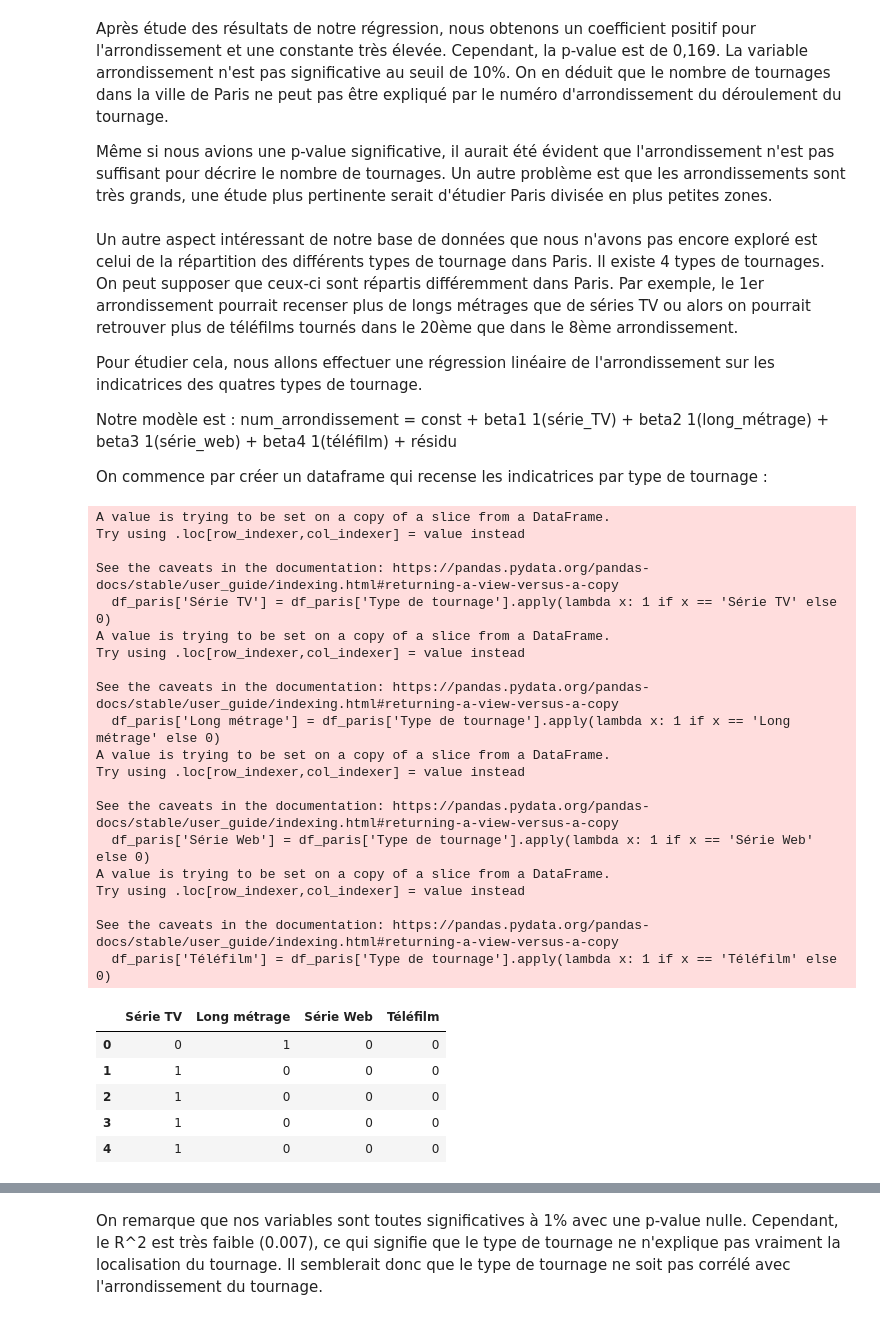
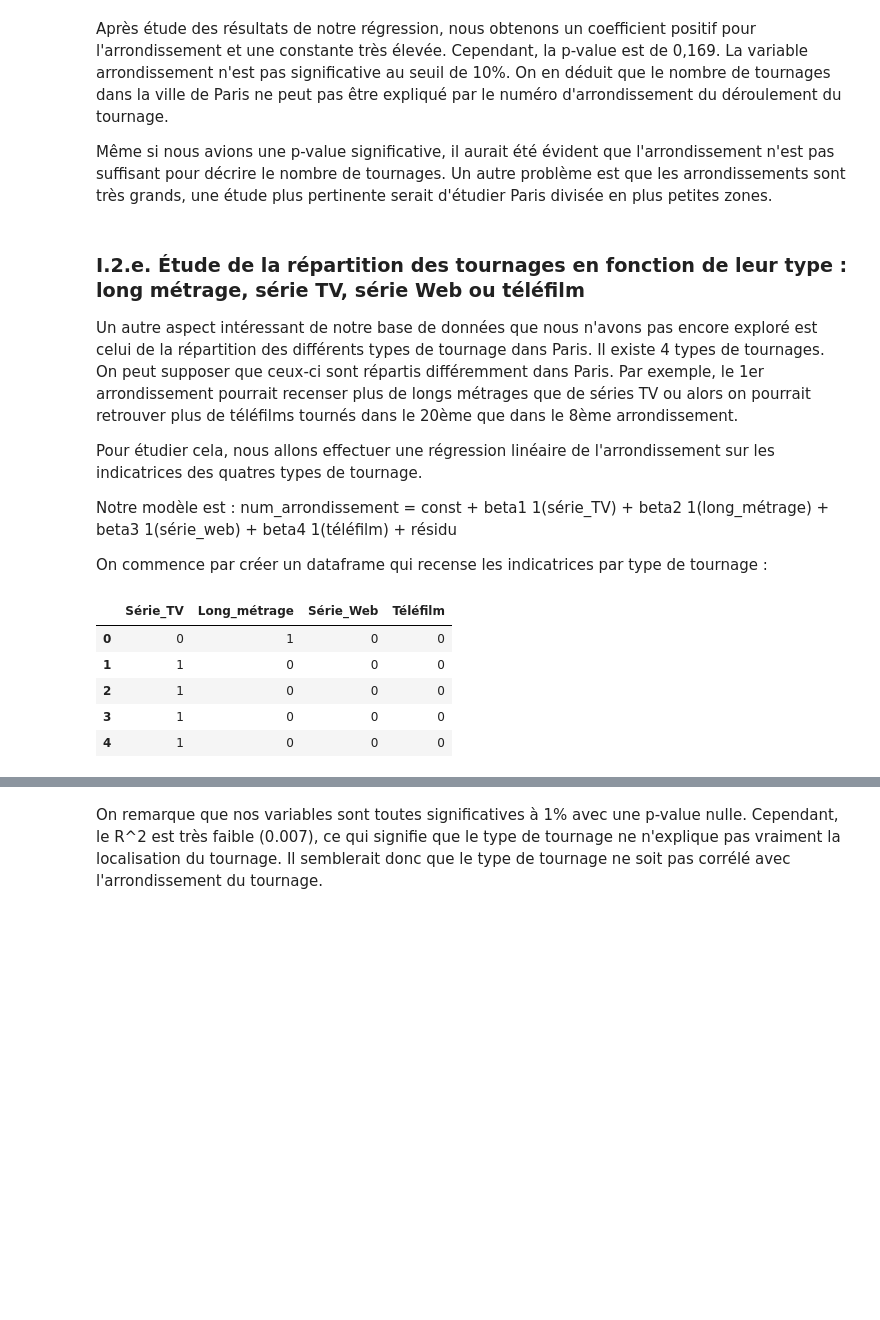
Before and after one commit to pbarriolo/Python_Project, a Jupyter notebook: Étude de la localisation des tournages de la ville de Paris.ipynb, the cells around one changed output, grey strips where cells are left out. Saved outputs shown, nothing was run; the diff lists cells and outputs as text; code cells hidden in the pictures; blank space fills up the shorter version.

```diff
--- a/Étude de la localisation des tournages de la ville de Paris.ipynb
+++ b/Étude de la localisation des tournages de la ville de Paris.ipynb
@@ -331,9 +346,8 @@ On remarque qu'en 2016, il n'y pas de Série Web recensée dans notre base de do
 On va maintenant créer une variable Arrondissement à partir de notre attribut Code postal. Cette variable nous sera utile pour effectuer des études par arrondissement. Les arrondissements correspondent aux trois derniers chiffres des codes postaux. Le code postal étant de type texte, on doit au préalable le convertir en float. D'autre part, certains tournages ont eu lieu en dehors du département 75 (comme nous l'avons constaté précédemment), il nous faut alors exclure ces tournages pour la création de la variable Arrondissement. Pour cela, on va créer un nouveau dataframe df_paris.
 # %%
-# 'float' to 'String' type (Code postal)
+# 'float' to 'String' type
 df['Code postal'] = df['Code postal'].astype(str)
 df_paris = df[df['Code postal'].str.startswith("75")]
-df_paris['Arrondissement'] = df_paris['Code postal'].str[3:5]
-df_paris['Arrondissement'] = df_paris['Arrondissement'].astype(float)
+df_paris = df_paris.assign(Arrondissement=df_paris.iloc[0:len(df_paris),7].str[3:5].astype(float))
 df_paris.head()
 # %% [output]
@@ -441,6 +460,8 @@ Après étude des résultats de notre régression, nous obtenons un coefficient
 
 Même si nous avions une p-value significative, il aurait été évident que l'arrondissement n'est pas suffisant pour décrire le nombre de tournages. Un autre problème est que les arrondissements sont très grands, une étude plus pertinente serait d'étudier Paris divisée en plus petites zones.
 # %% [markdown]
+### I.2.e. Étude de la répartition des tournages en fonction de leur type : long métrage, série TV, série Web ou téléfilm
+
 Un autre aspect intéressant de notre base de données que nous n'avons pas encore exploré est celui de la répartition des différents types de tournage dans Paris. Il existe 4 types de tournages. On peut supposer que ceux-ci sont répartis différemment dans Paris. Par exemple, le 1er arrondissement pourrait recenser plus de longs métrages que de séries TV ou alors on pourrait retrouver plus de téléfilms tournés dans le 20ème que dans le 8ème arrondissement.
 
 Pour étudier cela, nous allons effectuer une régression linéaire de l'arrondissement sur les indicatrices des quatres types de tournage.
@@ -450,35 +471,15 @@ Notre modèle est : num_arrondissement = const + beta1 1(série_TV) + beta2 1(lo
 On commence par créer un dataframe qui recense les indicatrices par type de tournage :
 # %%
 #On ajoute 4 nouvelles colonnes indicatrices à df_paris, puis on crée df_type_tournage
-df_paris['Série TV'] = df_paris['Type de tournage'].apply(lambda x: 1 if x == 'Série TV' else 0)
-df_paris['Long métrage'] = df_paris['Type de tournage'].apply(lambda x: 1 if x == 'Long métrage' else 0)
-df_paris['Série Web'] = df_paris['Type de tournage'].apply(lambda x: 1 if x == 'Série Web' else 0)
-df_paris['Téléfilm'] = df_paris['Type de tournage'].apply(lambda x: 1 if x == 'Téléfilm' else 0)
+df_paris = df_paris.assign(Série_TV=df_paris['Type de tournage'].apply(lambda x: 1 if x == 'Série TV' else 0))
+df_paris = df_paris.assign(Long_métrage=df_paris['Type de tournage'].apply(lambda x: 1 if x == 'Long métrage' else 0))
+df_paris = df_paris.assign(Série_Web=df_paris['Type de tournage'].apply(lambda x: 1 if x == 'Série Web' else 0))
+df_paris = df_paris.assign(Téléfilm=df_paris['Type de tournage'].apply(lambda x: 1 if x == 'Téléfilm' else 0))
 
-df_new = df_paris.iloc[: , [15,16,17,18]].copy()
-df_new.head()
+df_type_tournage = df_paris.iloc[: , [15,16,17,18]].copy()
+df_type_tournage.head()
 # %% [output]
-A value is trying to be set on a copy of a slice from a DataFrame.
-Try using .loc[row_indexer,col_indexer] = value instead
-
-See the caveats in the documentation: https://pandas.pydata.org/pandas-docs/stable/user_guide/indexing.html#returning-a-view-versus-a-copy
-  df_paris['Série TV'] = df_paris['Type de tournage'].apply(lambda x: 1 if x == 'Série TV' else 0)
-A value is trying to be set on a copy of a slice from a DataFrame.
-Try using .loc[row_indexer,col_indexer] = value instead
-
-See the caveats in the documentation: https://pandas.pydata.org/pandas-docs/stable/user_guide/indexing.html#returning-a-view-versus-a-copy
-  df_paris['Long métrage'] = df_paris['Type de tournage'].apply(lambda x: 1 if x == 'Long métrage' else 0)
-A value is trying to be set on a copy of a slice from a DataFrame.
-Try using .loc[row_indexer,col_indexer] = value instead
-
-See the caveats in the documentation: https://pandas.pydata.org/pandas-docs/stable/user_guide/indexing.html#returning-a-view-versus-a-copy
-  df_paris['Série Web'] = df_paris['Type de tournage'].apply(lambda x: 1 if x == 'Série Web' else 0)
-A value is trying to be set on a copy of a slice from a DataFrame.
-Try using .loc[row_indexer,col_indexer] = value instead
-
-See the caveats in the documentation: https://pandas.pydata.org/pandas-docs/stable/user_guide/indexing.html#returning-a-view-versus-a-copy
-  df_paris['Téléfilm'] = df_paris['Type de tournage'].apply(lambda x: 1 if x == 'Téléfilm' else 0)
-|  | Série TV | Long métrage | Série Web | Téléfilm |
+|  | Série_TV | Long_métrage | Série_Web | Téléfilm |
 | 0 | 0 | 1 | 0 | 0 |
 | 1 | 1 | 0 | 0 | 0 |
 | 2 | 1 | 0 | 0 | 0 |
```
Also changed, not shown: parts of 87 cells of this notebook.
